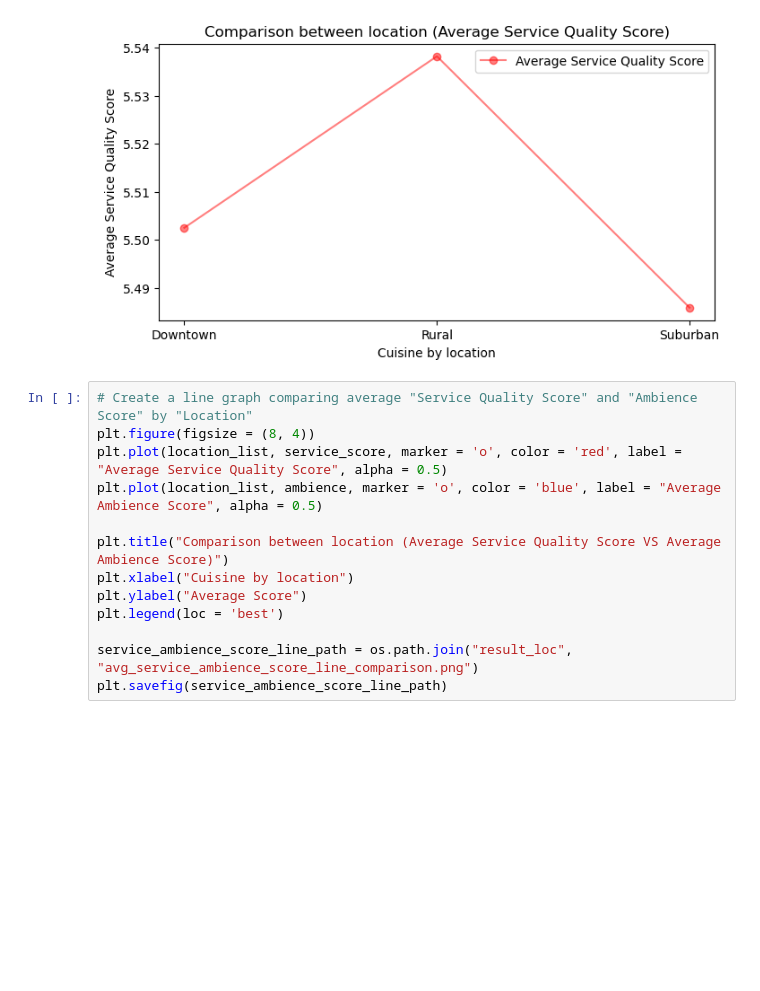
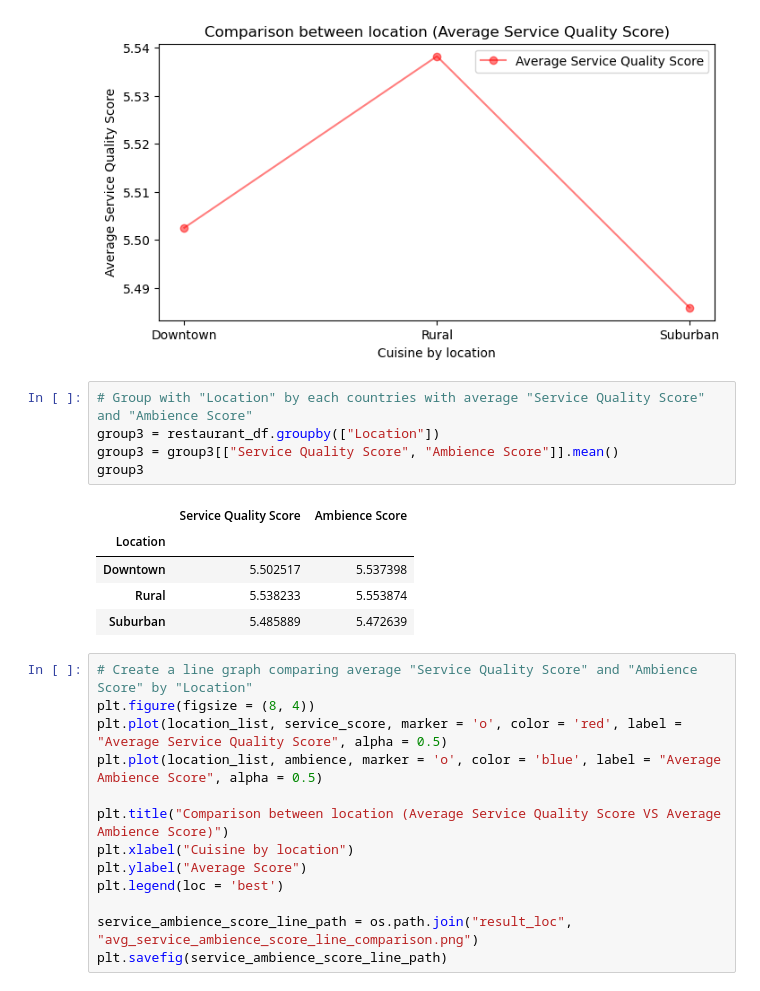
Before and after one commit to Dong-kyu-Kim/project1, a Jupyter notebook: restaurant_loc.ipynb, the cells around one changed output. Drawn from its saved outputs; the diff is of its cells as text; blank space fills up the shorter version.

```diff
--- a/restaurant_loc.ipynb
+++ b/restaurant_loc.ipynb
@@ -245,6 +245,17 @@ service_score_line_path = os.path.join("result_loc", "avg_service_score_line_com
 plt.savefig(service_score_line_path)
 # %% [output]
 [figure]
+# %%
+# Group with "Location" by each countries with average "Service Quality Score" and "Ambience Score"
+group3 = restaurant_df.groupby(["Location"])
+group3 = group3[["Service Quality Score", "Ambience Score"]].mean()
+group3
+# %% [output]
+|  | Service Quality Score | Ambience Score |
+| Location |  |  |
+| Downtown | 5.502517 | 5.537398 |
+| Rural | 5.538233 | 5.553874 |
+| Suburban | 5.485889 | 5.472639 |
 # %%
 # Create a line graph comparing average "Service Quality Score" and "Ambience Score" by "Location"
 plt.figure(figsize = (8, 4))
```
Also changed, not shown: 1 other file.
